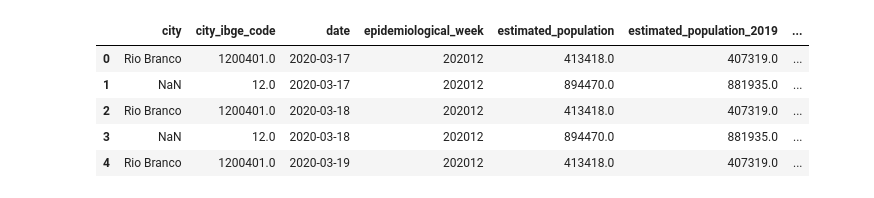
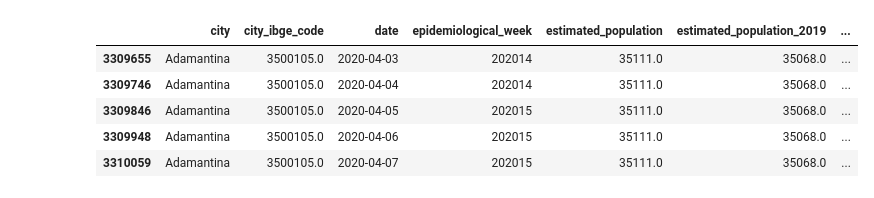
Before and after one commit to gabs4841/Covid-Graficos, a Jupyter notebook: COVID.ipynb, the cells around one changed output. Saved outputs shown, nothing was run; the diff lists cells and outputs as text; code cells hidden in the pictures.

```diff
--- a/COVID.ipynb
+++ b/COVID.ipynb
@@ -15,11 +15,11 @@ df_filtered_no_sp = df_filtered[df_filtered['city'] != 'São Paulo']
 # CSV que não contem dados de SP capital
 df_filtered_no_sp.to_csv('dados_SP_sem.csv', index=False)
 # %%
-df.head(5)
+df_filtered.head(5)
 # %% [output]
 |  | city | city_ibge_code | date | epidemiological_week | estimated_population | estimated_population_2019 | ... |
-| 0 | Rio Branco | 1200401.0 | 2020-03-17 | 202012 | 413418.0 | 407319.0 | ... |
-| 1 | NaN | 12.0 | 2020-03-17 | 202012 | 894470.0 | 881935.0 | ... |
-| 2 | Rio Branco | 1200401.0 | 2020-03-18 | 202012 | 413418.0 | 407319.0 | ... |
-| 3 | NaN | 12.0 | 2020-03-18 | 202012 | 894470.0 | 881935.0 | ... |
-| 4 | Rio Branco | 1200401.0 | 2020-03-19 | 202012 | 413418.0 | 407319.0 | ... |
+| 3309655 | Adamantina | 3500105.0 | 2020-04-03 | 202014 | 35111.0 | 35068.0 | ... |
+| 3309746 | Adamantina | 3500105.0 | 2020-04-04 | 202014 | 35111.0 | 35068.0 | ... |
+| 3309846 | Adamantina | 3500105.0 | 2020-04-05 | 202015 | 35111.0 | 35068.0 | ... |
+| 3309948 | Adamantina | 3500105.0 | 2020-04-06 | 202015 | 35111.0 | 35068.0 | ... |
+| 3310059 | Adamantina | 3500105.0 | 2020-04-07 | 202015 | 35111.0 | 35068.0 | ... |
```
Also changed, not shown: parts of 7 cells of this notebook.
